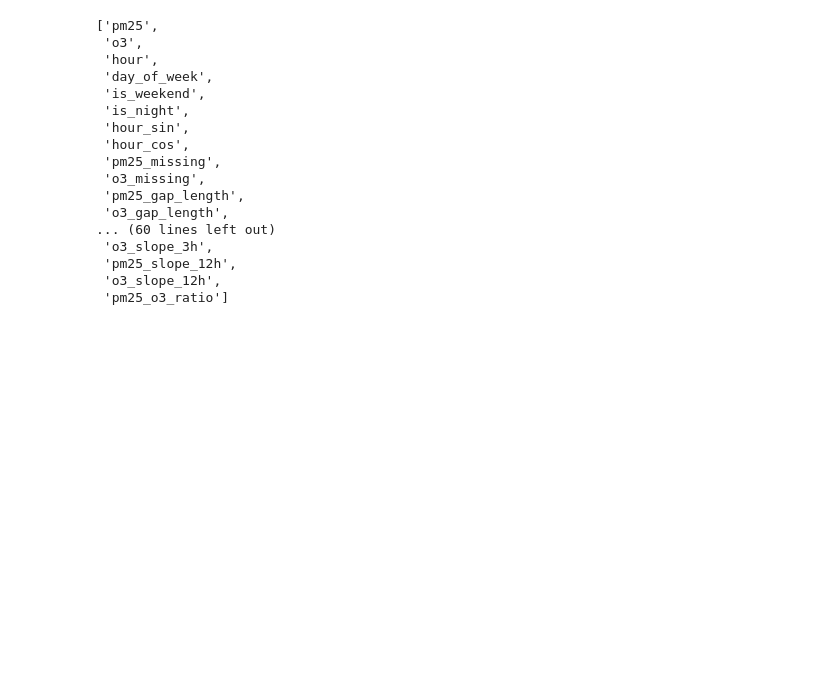
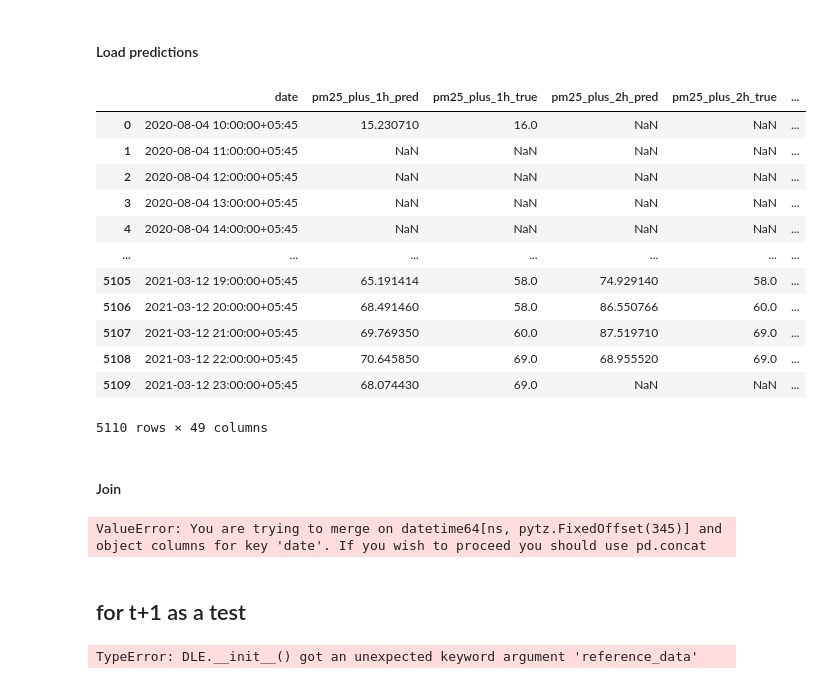
Before and after one commit to YubikNakarmi/Aqi_predictor, a Jupyter notebook: notebooks/monitoring.ipynb, the cells around one changed output. Saved outputs shown, nothing was run; the diff lists cells and outputs as text; code cells hidden in the pictures; blank space fills up the shorter version.

```diff
--- a/notebooks/monitoring.ipynb
+++ b/notebooks/monitoring.ipynb
@@ -26,20 +12,41 @@ cols = [c for c in ref_df.columns if c not in ["timestamp", "pm25_target", "o3_t
+# %% [markdown]
+#### Load predictions
+# %%
+preds = pd.read_csv(r"D:\pypipeline\data\predictions\hourly\us_paro_hourly\test\hourly_pm25_predictions.csv")
+preds["date"] = pd.to_datetime(preds["date"], utc=True)
+preds["date"]= preds["date"].dt.tz_convert("Asia/Kathmandu")
+# %%
+preds
+# %% [output]
+|  | date | pm25_plus_1h_pred | pm25_plus_1h_true | pm25_plus_2h_pred | pm25_plus_2h_true | ... |
+| 0 | 2020-08-04 10:00:00+05:45 | 15.230710 | 16.0 | NaN | NaN | ... |
+| 1 | 2020-08-04 11:00:00+05:45 | NaN | NaN | NaN | NaN | ... |
+| 2 | 2020-08-04 12:00:00+05:45 | NaN | NaN | NaN | NaN | ... |
+| 3 | 2020-08-04 13:00:00+05:45 | NaN | NaN | NaN | NaN | ... |
+| 4 | 2020-08-04 14:00:00+05:45 | NaN | NaN | NaN | NaN | ... |
+| ... | ... | ... | ... | ... | ... | ... |
+| 5105 | 2021-03-12 19:00:00+05:45 | 65.191414 | 58.0 | 74.929140 | 58.0 | ... |
+| 5106 | 2021-03-12 20:00:00+05:45 | 68.491460 | 58.0 | 86.550766 | 60.0 | ... |
+| 5107 | 2021-03-12 21:00:00+05:45 | 69.769350 | 60.0 | 87.519710 | 69.0 | ... |
+| 5108 | 2021-03-12 22:00:00+05:45 | 70.645850 | 69.0 | 68.955520 | 69.0 | ... |
+| 5109 | 2021-03-12 23:00:00+05:45 | 68.074430 | 69.0 | NaN | NaN | ... |
+5110 rows × 49 columns
+# %% [markdown]
+#### Join
+# %%
+merged_df = pd.merge(ref_df, preds, on="date", how="inner")
+# %% [output]
+ValueError: You are trying to merge on datetime64[ns, pytz.FixedOffset(345)] and object columns for key 'date'. If you wish to proceed you should use pd.concat
+# %% [markdown]
+## for t+1 as a test
 # %%
-analysis = nannyml.DLE(reference_data=ref_df, columns=cols, timestamp_column_name="timestamp", target_column_name="pm25_target")
+h = 1
+
+analysis = nannyml.DLE(y_true=f"pm25_plus_{h}h",
+                       y_pred=,
+                       columns=cols,
+                       timestamp_column_name="timestamp",
+                       target_column_name="pm25_target",
+                       chunk_period="D")
 # %% [output]
-['pm25',
- 'o3',
- 'hour',
- 'day_of_week',
- 'is_weekend',
- 'is_night',
- 'hour_sin',
- 'hour_cos',
- 'pm25_missing',
- 'o3_missing',
- 'pm25_gap_length',
- 'o3_gap_length',
-... (60 lines left out)
- 'o3_slope_3h',
- 'pm25_slope_12h',
- 'o3_slope_12h',
- 'pm25_o3_ratio']
+TypeError: DLE.__init__() got an unexpected keyword argument 'reference_data'
```
Also changed, not shown: parts of 3 cells of this notebook, 1 other file.
